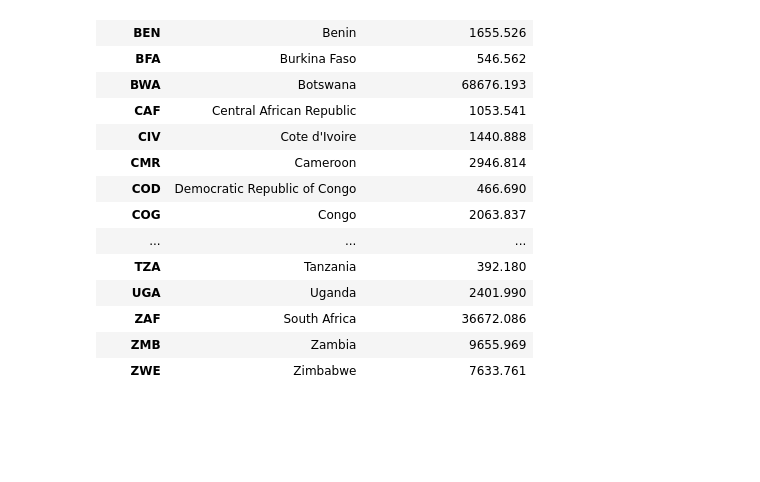
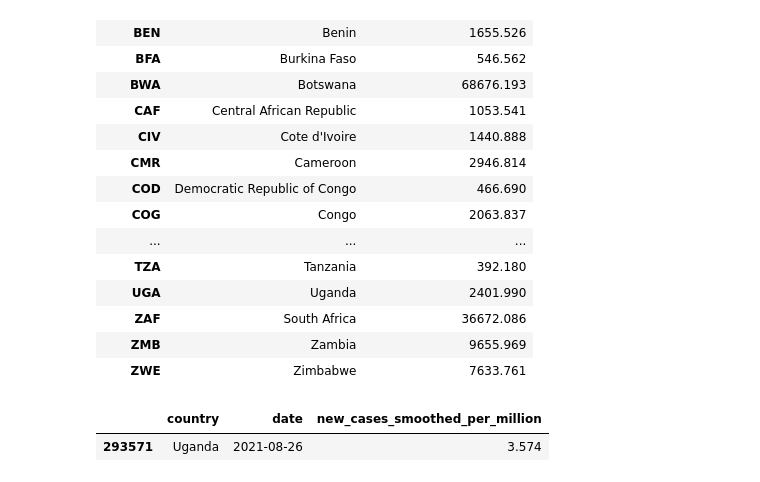
Before and after one commit to f-krause/veda_23_covid_dashboard, a Jupyter notebook: EDA.ipynb, the cells around one changed output. Drawn from its saved outputs; the diff is of its cells as text; code cells hidden in the pictures; blank space fills up the shorter version.

```diff
--- a/EDA.ipynb
+++ b/EDA.ipynb
@@ -290,6 +290,12 @@ df_map
 | ZAF | South Africa | 36672.086 |
 | ZMB | Zambia | 9655.969 |
 | ZWE | Zimbabwe | 7633.761 |
+# %%
+df_test = df[["country", "date", "new_cases_smoothed_per_million"]]
+df_test[df_test.date == "2021-08-26"][df_test.country == "Uganda"]
+# %% [output]
+|  | country | date | new_cases_smoothed_per_million |
+| 293571 | Uganda | 2021-08-26 | 3.574 |
 # %%
 # View_ur: Line chart of new cases (smoothed)
 df_cases = df[["country", "date", "new_cases_smoothed_per_million"]]
```
Also changed, not shown: parts of 3 cells of this notebook, 8 other files.
